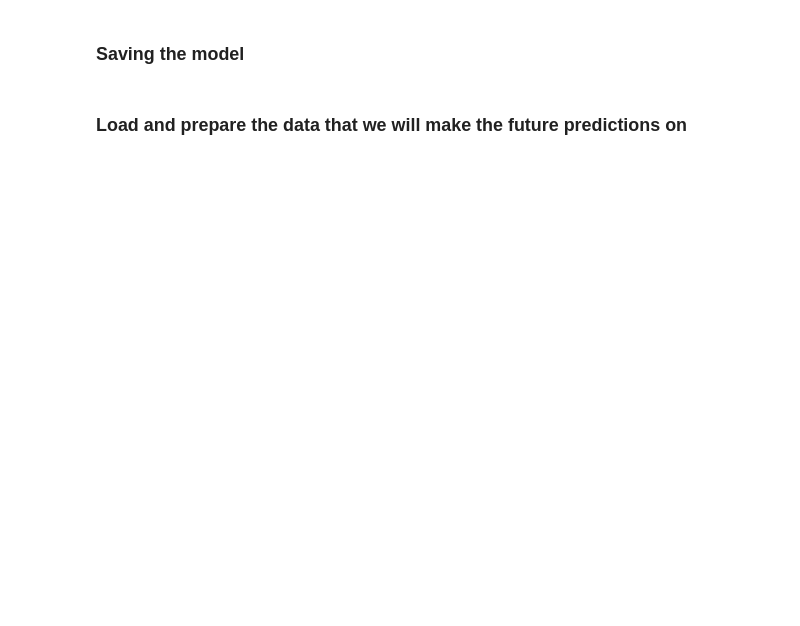
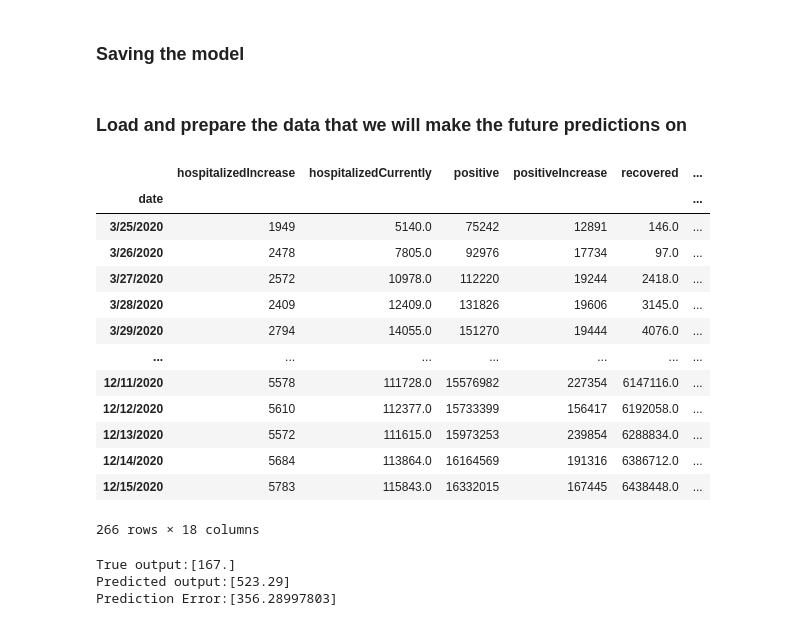
Before and after one commit to Micovs/COVID-Predictions, a Jupyter notebook: Model Test/On ventilator based on Covid cases and hospitalisation/Linear Regression Model/Hospitalization Prediction Model SM.ipynb, the cells around one changed output. Cells and saved outputs as stored; diff of their text form; code cells hidden in the pictures; blank space fills up the shorter version.

```diff
--- a/Model Test/On ventilator based on Covid cases and hospitalisation/Linear Regression Model/Hospitalization Prediction Model SM.ipynb
+++ b/Model Test/On ventilator based on Covid cases and hospitalisation/Linear Regression Model/Hospitalization Prediction Model SM.ipynb
@@ -833,2 +820,22 @@ model = load_model("On_Ventilator_ANN_"+today.strftime("%Y-%m-%d")+".h5")
 # %% [markdown]
 ### Load and prepare the data that we will make the future predictions on
+# %%
+# Loads the last saved data. Make sure the data is up to date by running the cell above.
+Prediction_data = pd.read_csv('df_Covid_data_Offset_prediction'+today.strftime("%Y-%m-%d")+'.csv')
+Prediction_data = Prediction_data.set_index("date").dropna()
+Prediction_data
+# %% [output]
+|  | hospitalizedIncrease | hospitalizedCurrently | positive | positiveIncrease | recovered | ... |
+| date |  |  |  |  |  | ... |
+| 3/25/2020 | 1949 | 5140.0 | 75242 | 12891 | 146.0 | ... |
+| 3/26/2020 | 2478 | 7805.0 | 92976 | 17734 | 97.0 | ... |
+| 3/27/2020 | 2572 | 10978.0 | 112220 | 19244 | 2418.0 | ... |
+| 3/28/2020 | 2409 | 12409.0 | 131826 | 19606 | 3145.0 | ... |
+| 3/29/2020 | 2794 | 14055.0 | 151270 | 19444 | 4076.0 | ... |
+| ... | ... | ... | ... | ... | ... | ... |
+| 12/11/2020 | 5578 | 111728.0 | 15576982 | 227354 | 6147116.0 | ... |
+| 12/12/2020 | 5610 | 112377.0 | 15733399 | 156417 | 6192058.0 | ... |
+| 12/13/2020 | 5572 | 111615.0 | 15973253 | 239854 | 6288834.0 | ... |
+| 12/14/2020 | 5684 | 113864.0 | 16164569 | 191316 | 6386712.0 | ... |
+| 12/15/2020 | 5783 | 115843.0 | 16332015 | 167445 | 6438448.0 | ... |
+266 rows × 18 columns
@@ -834,0 +848,10 @@ model = load_model("On_Ventilator_ANN_"+today.strftime("%Y-%m-%d")+".h5")
+# %%
+X_predict_scaled = X_scaler.transform(X_predict)
+predictions = model.predict(X_predict_scaled)
+print(f"True output:{y_predict[0]}")
+print(f"Predicted output:{y_scaler.inverse_transform(predictions[0]).round(2)}")
+print(f"Prediction Error:{y_scaler.inverse_transform(predictions[0]).round(2)-y_predict[0]}")
+# %% [output]
+True output:[167.]
+Predicted output:[523.29]
+Prediction Error:[356.28997803]
```
Also changed, not shown: parts of 47 cells of this notebook, 5 other files.
